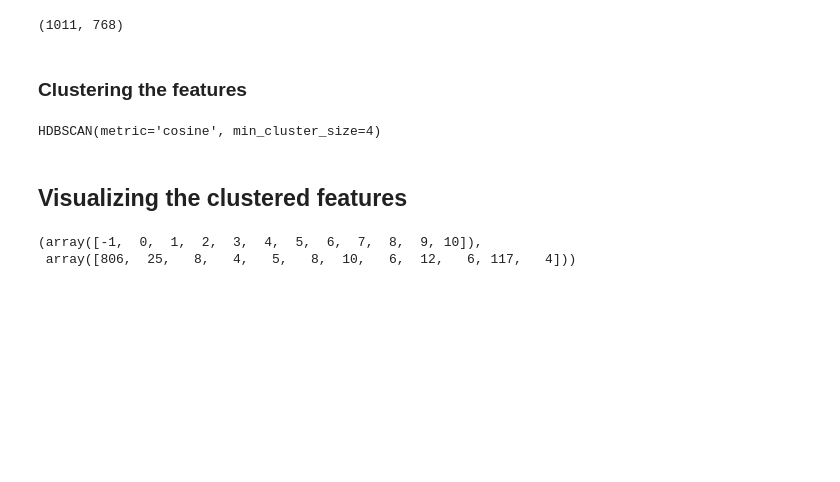
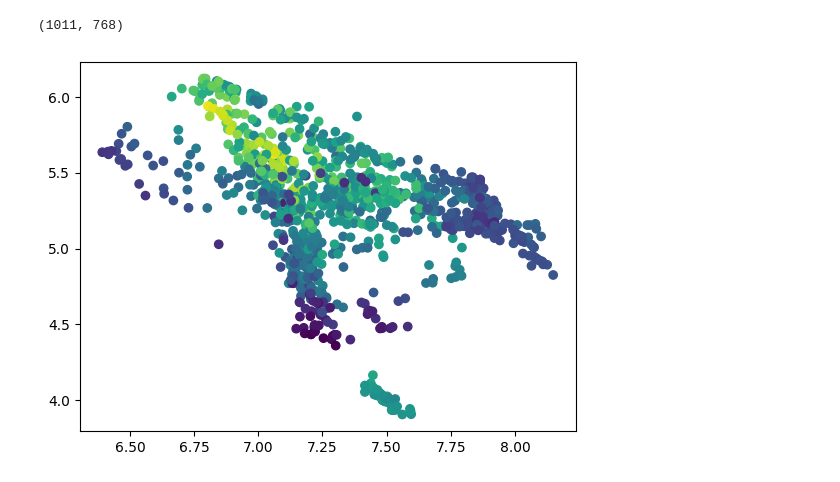
Before and after one commit to DemyCode/dalia-ml, a Jupyter notebook: dalia_ml/notebook.ipynb, the cells around one changed output. Drawn from its saved outputs; the diff is of its cells as text; code cells hidden in the pictures; blank space fills up the shorter version.

```diff
--- a/dalia_ml/notebook.ipynb
+++ b/dalia_ml/notebook.ipynb
@@ -197,21 +196,18 @@ list_of_features = np.array(list_of_features).squeeze()
 list_of_features.shape
 # %% [output]
 (1011, 768)
-# %% [markdown]
-### Clustering the features
-# %%
-from sklearn.cluster import HDBSCAN
-
-dbscan = HDBSCAN(metric="cosine", min_cluster_size=4)
-dbscan.fit(list_of_features)
-# %% [output]
-HDBSCAN(metric='cosine', min_cluster_size=4)
-# %% [markdown]
-## Visualizing the clustered features
-# %%
-import numpy as np
-
-np.unique(dbscan.labels_, return_counts=True)
-# %% [output]
-(array([-1,  0,  1,  2,  3,  4,  5,  6,  7,  8,  9, 10]),
- array([806,  25,   8,   4,   5,   8,  10,   6,  12,   6, 117,   4]))
+# %%
+# Generating UMAP
+
+from umap import UMAP
+
+umap = UMAP(metric="cosine", n_components=10)
+features_umap = umap.fit_transform(list_of_features)
+
+import matplotlib.pyplot as plt
+
+# Plot the original crops
+plt.scatter(features_umap[:, 3], features_umap[:, 4], c=features_umap[:, 5])
+plt.show()
+# %% [output]
+[figure, added]
```
Also changed, not shown: parts of 7 cells of this notebook, 3 other files.
